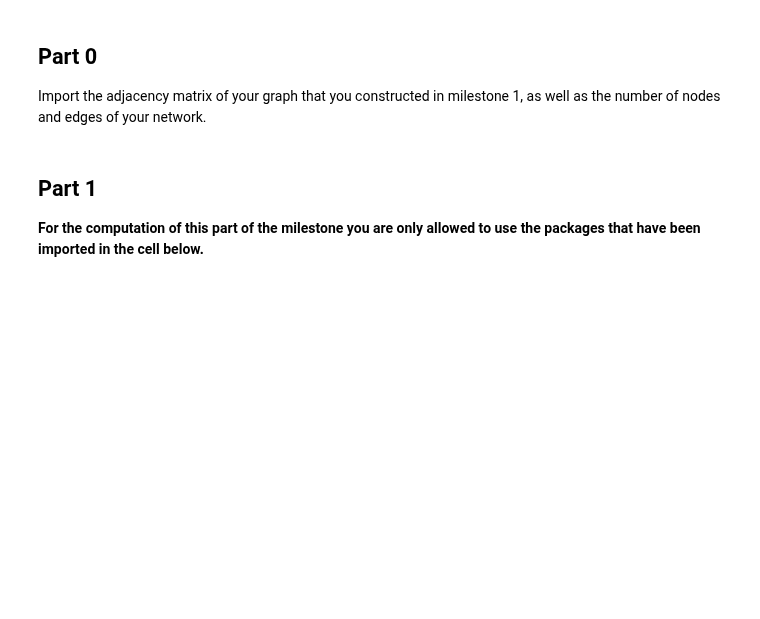
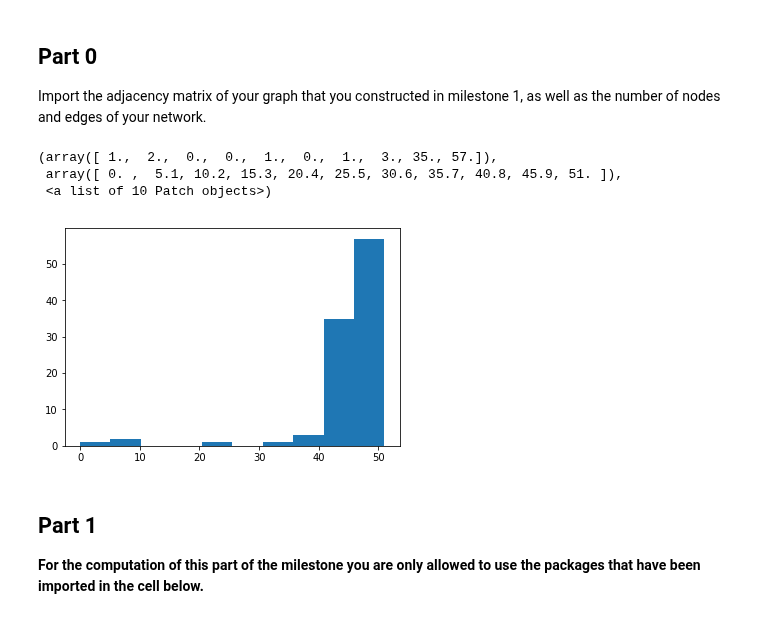
Before and after one commit to AgentAGadge/ntds_2018, a Jupyter notebook: milestones/2_network_models.ipynb, the cells around one changed output. Drawn from its saved outputs; the diff is of its cells as text; code cells hidden in the pictures; blank space fills up the shorter version.

```diff
--- a/milestones/2_network_models.ipynb
+++ b/milestones/2_network_models.ipynb
@@ -39,6 +39,13 @@ Import the adjacency matrix of your graph that you constructed in milestone 1, a
 adjacency =  np.sign(np.load("adjacency.npy"))
 n_nodes =  adjacency.shape[0]
 n_edges =  int(np.sum(adjacency)/2)
+# %%
+plt.hist((np.sum(adjacency.astype(int),axis=0)))
+# %% [output]
+(array([ 1.,  2.,  0.,  0.,  1.,  0.,  1.,  3., 35., 57.]),
+ array([ 0. ,  5.1, 10.2, 15.3, 20.4, 25.5, 30.6, 35.7, 40.8, 45.9, 51. ]),
+ <a list of 10 Patch objects>)
+[figure, added]
 # %% [markdown]
 ## Part 1
 
```
Also changed, not shown: parts of 10 cells of this notebook.
